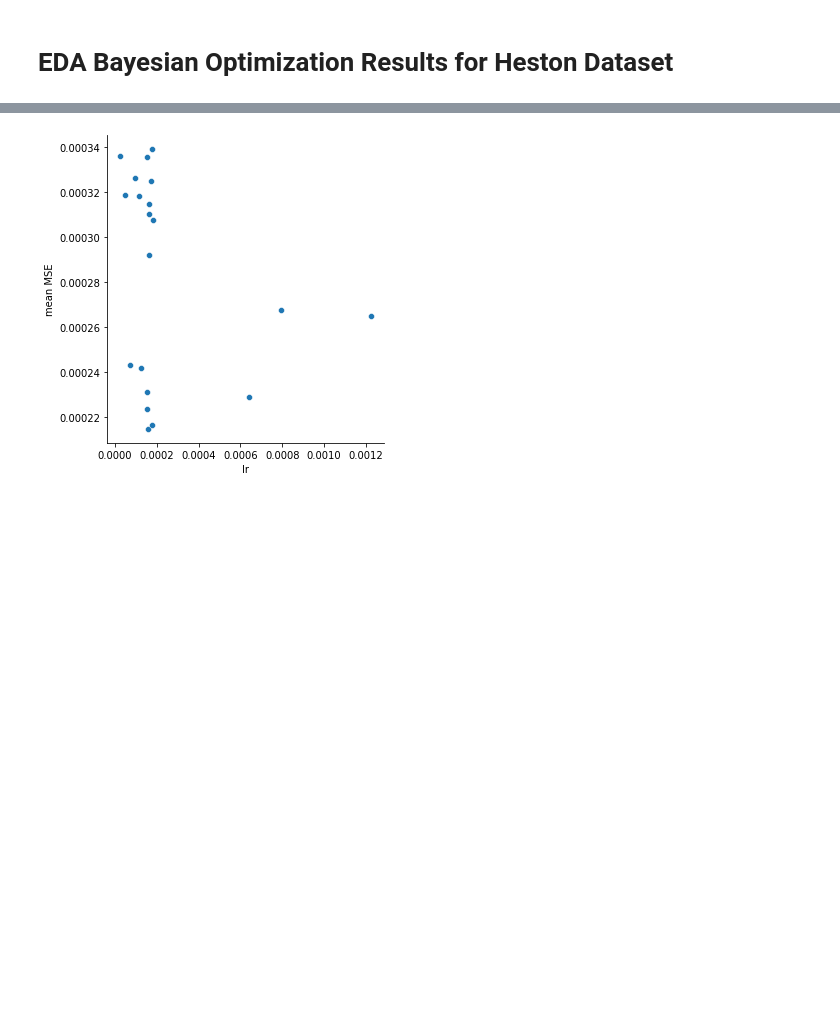
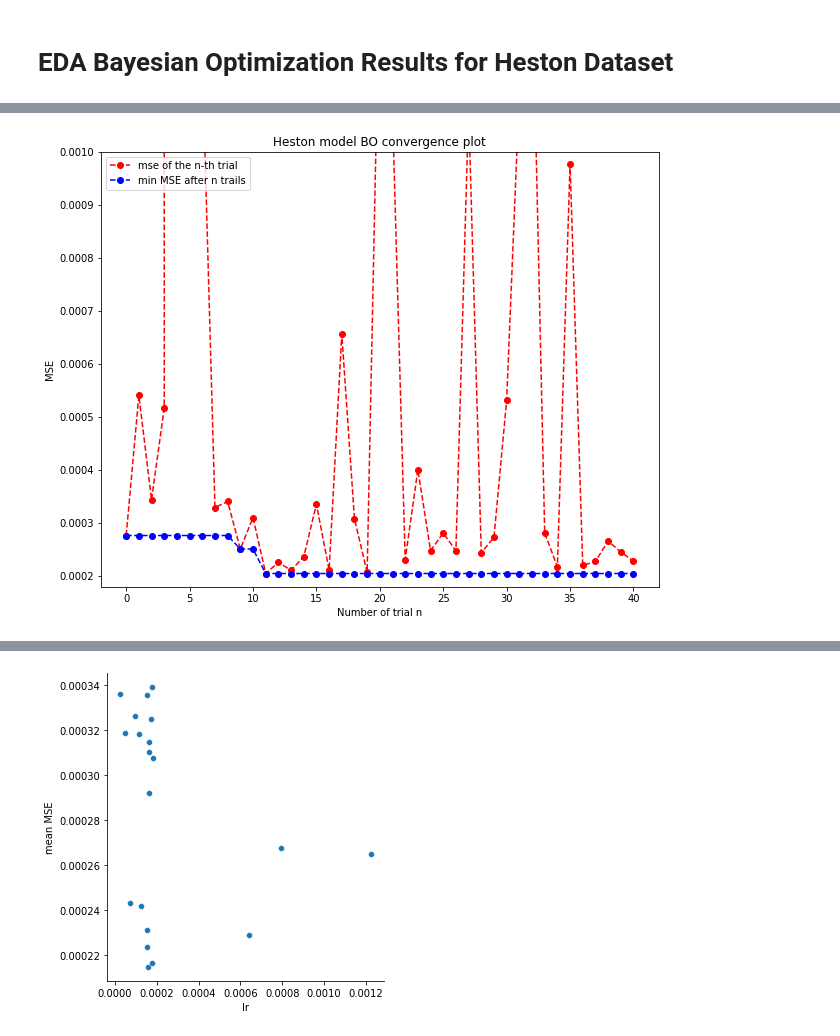
Before and after one commit to paolodelia99/thesis-option-pricing-with-deep-learning, a Jupyter notebook: notebooks/EDA Heston BO results.ipynb, the cells around one changed output, grey strips where cells are left out. Saved outputs shown, nothing was run; the diff lists cells and outputs as text; code cells hidden in the pictures; blank space fills up the shorter version.

```diff
--- a/notebooks/EDA Heston BO results.ipynb
+++ b/notebooks/EDA Heston BO results.ipynb
@@ -48,0 +86,15 @@ res_df.sort_values('mean')
+# %%
+fig = plt.figure(figsize=(10, 8))
+
+min_mse_sf = [np.min(a[:i + 1]) for i in range(0, len(a))]
+plt.plot(np.arange(0, len(a), 1), a, '--ro', label='mse of the n-th trial')
+plt.plot(np.arange(0, len(a), 1), min_mse_sf, '--bo', label='min MSE after n trails')
+plt.ylabel('MSE')
+plt.xlabel('Number of trial n')
+plt.title('Heston model BO convergence plot')
+plt.legend()
+plt.ylim(0.00018, 0.001)
+plt.savefig('../results/convergence_plot_heston_1.png', dpi=300)
+plt.show()
+# %% [output]
+[figure, added]
```
Also changed, not shown: parts of 8 cells of this notebook, 4 other files.
